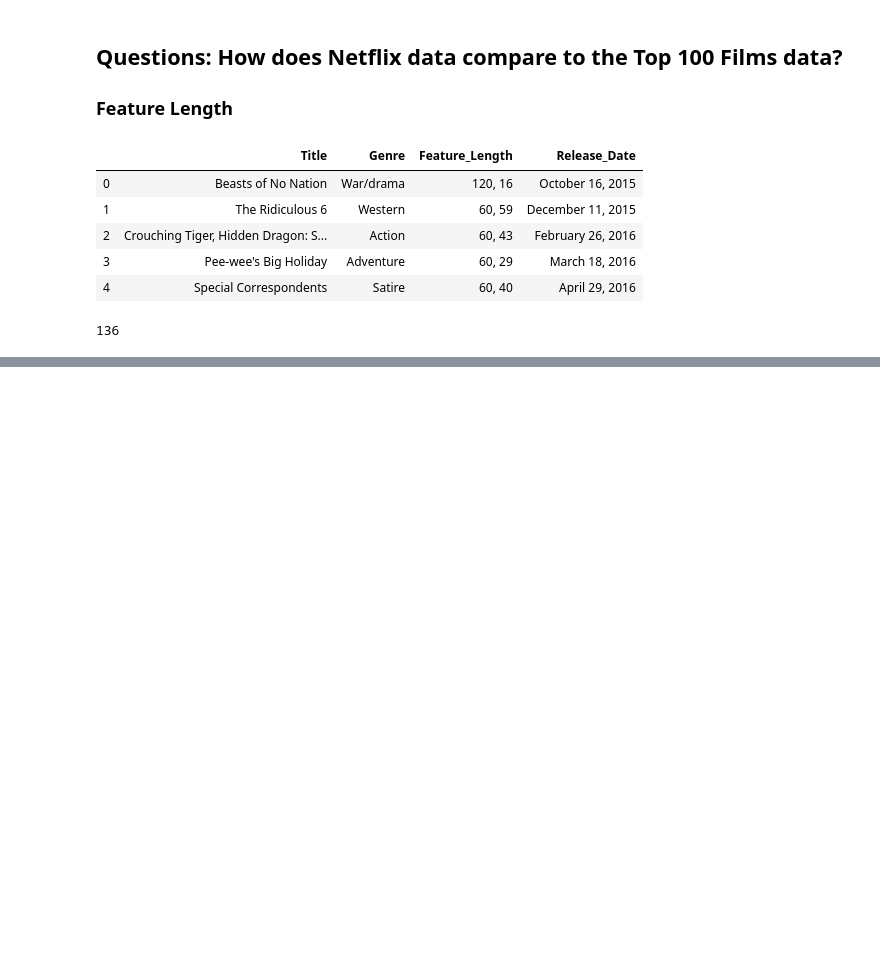
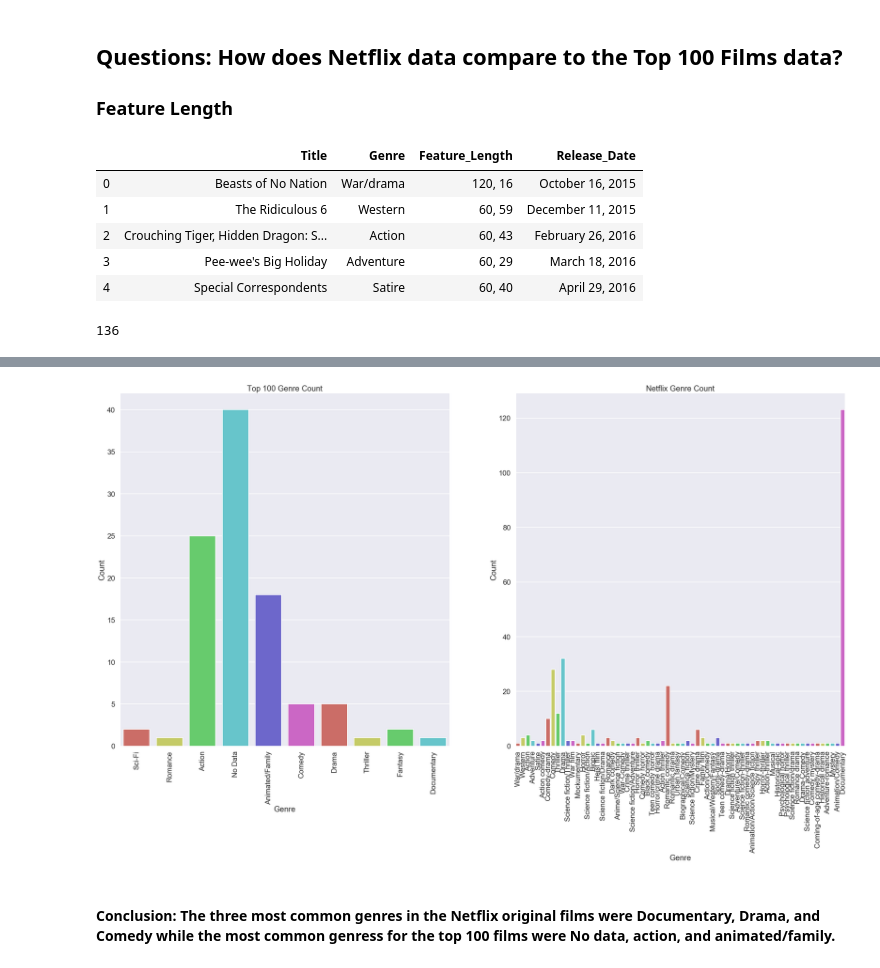
Before and after one commit to carlyf15/dsc-mod-1-project-v2-1-online-ds-sp-000, a Jupyter notebook: student.ipynb, the cells around one changed output, grey strips where cells are left out. Saved outputs shown, nothing was run; the diff lists cells and outputs as text; code cells hidden in the pictures; blank space fills up the shorter version.

```diff
--- a/student.ipynb
+++ b/student.ipynb
@@ -869,0 +972,16 @@ sns.countplot((Netflix_Originals['Release_Month'].value_counts(normalize=True)),
+# %%
+# graphical representation
+genre_data=plt.figure(figsize=(40,20))
+sns.set_context('poster')
+ax=genre_data.add_subplot(121)
+ax2=genre_data.add_subplot(122)
+Colors = sns.color_palette("hls")
+sns.countplot(top_100_final['genres'], ax=ax, palette=Colors).set(title='Top 100 Genre Count', xlabel='Genre', ylabel='Count')
+sns.countplot(Netflix_Originals['Genre'], ax=ax2, palette=Colors).set(title='Netflix Genre Count', xlabel='Genre', ylabel='Count')
+
+ax.set_xticklabels(ax.get_xticklabels(),rotation=90);
+ax2.set_xticklabels(ax2.get_xticklabels(),rotation=90);
+# %% [output]
+[figure, added]
+# %% [markdown]
+#### Conclusion: The three most common genres in the Netflix original films were Documentary, Drama, and Comedy while the most common genress for the top 100 films were No data, action, and animated/family.
```
Also changed, not shown: parts of 14 cells of this notebook, 1 other file.
